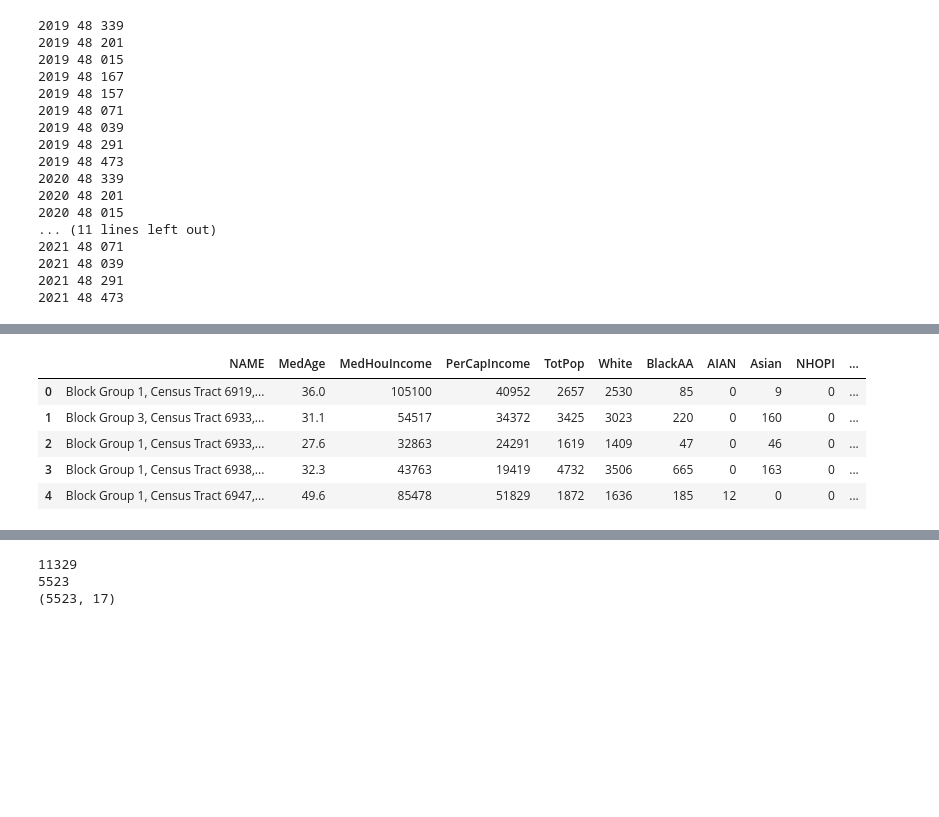
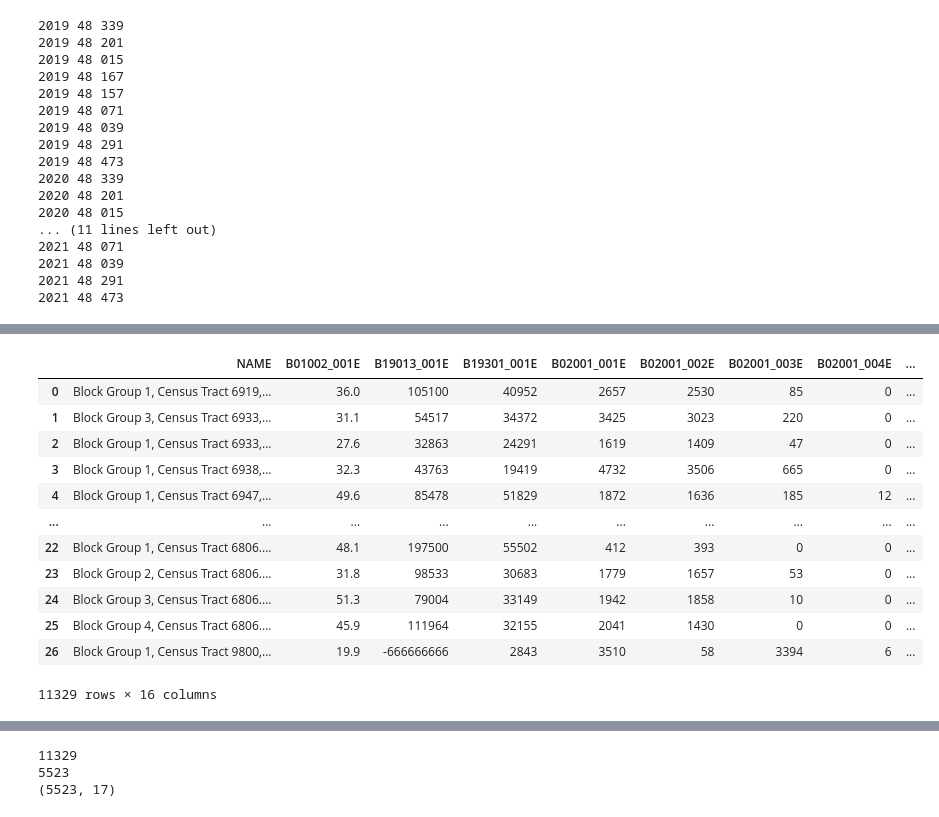
Before and after one commit to cadentj/qwang-research, a Jupyter notebook: working/data_sourcing/census_streaming.ipynb, the cells around one changed output, grey strips where cells are left out. Drawn from its saved outputs; the diff is of its cells as text; code cells hidden in the pictures; blank space fills up the shorter version.

```diff
--- a/working/data_sourcing/census_streaming.ipynb
+++ b/working/data_sourcing/census_streaming.ipynb
@@ -9,6 +9,6 @@ import sys
 sys.path.insert(0,'/home/caden/Programming/info')
 from Keys import Keys
 # %%
-header_df = pd.read_csv('../../data/header.csv')
+header_df = pd.read_csv('../../data/intermediate/header_data.csv')
 header_df.columns
 # %% [output]
@@ -103,3 +84,19 @@ df = pd.concat(frame_array)
+# %%
+df
+# %% [output]
+|  | NAME | B01002_001E | B19013_001E | B19301_001E | B02001_001E | B02001_002E | B02001_003E | B02001_004E | ... |
+| 0 | Block Group 1, Census Tract 6919,... | 36.0 | 105100 | 40952 | 2657 | 2530 | 85 | 0 | ... |
+| 1 | Block Group 3, Census Tract 6933,... | 31.1 | 54517 | 34372 | 3425 | 3023 | 220 | 0 | ... |
+| 2 | Block Group 1, Census Tract 6933,... | 27.6 | 32863 | 24291 | 1619 | 1409 | 47 | 0 | ... |
+| 3 | Block Group 1, Census Tract 6938,... | 32.3 | 43763 | 19419 | 4732 | 3506 | 665 | 0 | ... |
+| 4 | Block Group 1, Census Tract 6947,... | 49.6 | 85478 | 51829 | 1872 | 1636 | 185 | 12 | ... |
+| ... | ... | ... | ... | ... | ... | ... | ... | ... | ... |
+| 22 | Block Group 1, Census Tract 6806.... | 48.1 | 197500 | 55502 | 412 | 393 | 0 | 0 | ... |
+| 23 | Block Group 2, Census Tract 6806.... | 31.8 | 98533 | 30683 | 1779 | 1657 | 53 | 0 | ... |
+| 24 | Block Group 3, Census Tract 6806.... | 51.3 | 79004 | 33149 | 1942 | 1858 | 10 | 0 | ... |
+| 25 | Block Group 4, Census Tract 6806.... | 45.9 | 111964 | 32155 | 2041 | 1430 | 0 | 0 | ... |
+| 26 | Block Group 1, Census Tract 9800,... | 19.9 | -666666666 | 2843 | 3510 | 58 | 3394 | 6 | ... |
+11329 rows × 16 columns
 # %%
 variable_names = {
     'B01002_001E': 'MedAge',
@@ -115,18 +112,3 @@ variable_names = {
 }
 
 df.rename(columns=variable_names, inplace=True)
-# %%
-df['GEOID'] = df['state'] + df['county'] + df['tract'] + df['block group']
-header_df.STATEFP = header_df.STATEFP.astype(str)
-header_df.COUNTYFP = header_df.COUNTYFP.astype(str)
-header_df.TRACTCE = header_df.TRACTCE.astype(str)
-header_df.BLKGRPCE = header_df.BLKGRPCE.astype(str)
-header_df['GEOID'] = header_df['STATEFP'] + header_df['COUNTYFP'] + header_df['TRACTCE'] + header_df['BLKGRPCE']
-df.head()
-# %% [output]
-|  | NAME | MedAge | MedHouIncome | PerCapIncome | TotPop | White | BlackAA | AIAN | Asian | NHOPI | ... |
-| 0 | Block Group 1, Census Tract 6919,... | 36.0 | 105100 | 40952 | 2657 | 2530 | 85 | 0 | 9 | 0 | ... |
-| 1 | Block Group 3, Census Tract 6933,... | 31.1 | 54517 | 34372 | 3425 | 3023 | 220 | 0 | 160 | 0 | ... |
-| 2 | Block Group 1, Census Tract 6933,... | 27.6 | 32863 | 24291 | 1619 | 1409 | 47 | 0 | 46 | 0 | ... |
-| 3 | Block Group 1, Census Tract 6938,... | 32.3 | 43763 | 19419 | 4732 | 3506 | 665 | 0 | 163 | 0 | ... |
-| 4 | Block Group 1, Census Tract 6947,... | 49.6 | 85478 | 51829 | 1872 | 1636 | 185 | 12 | 0 | 0 | ... |
```
Also changed, not shown: parts of 12 cells of this notebook, 12 other files.
